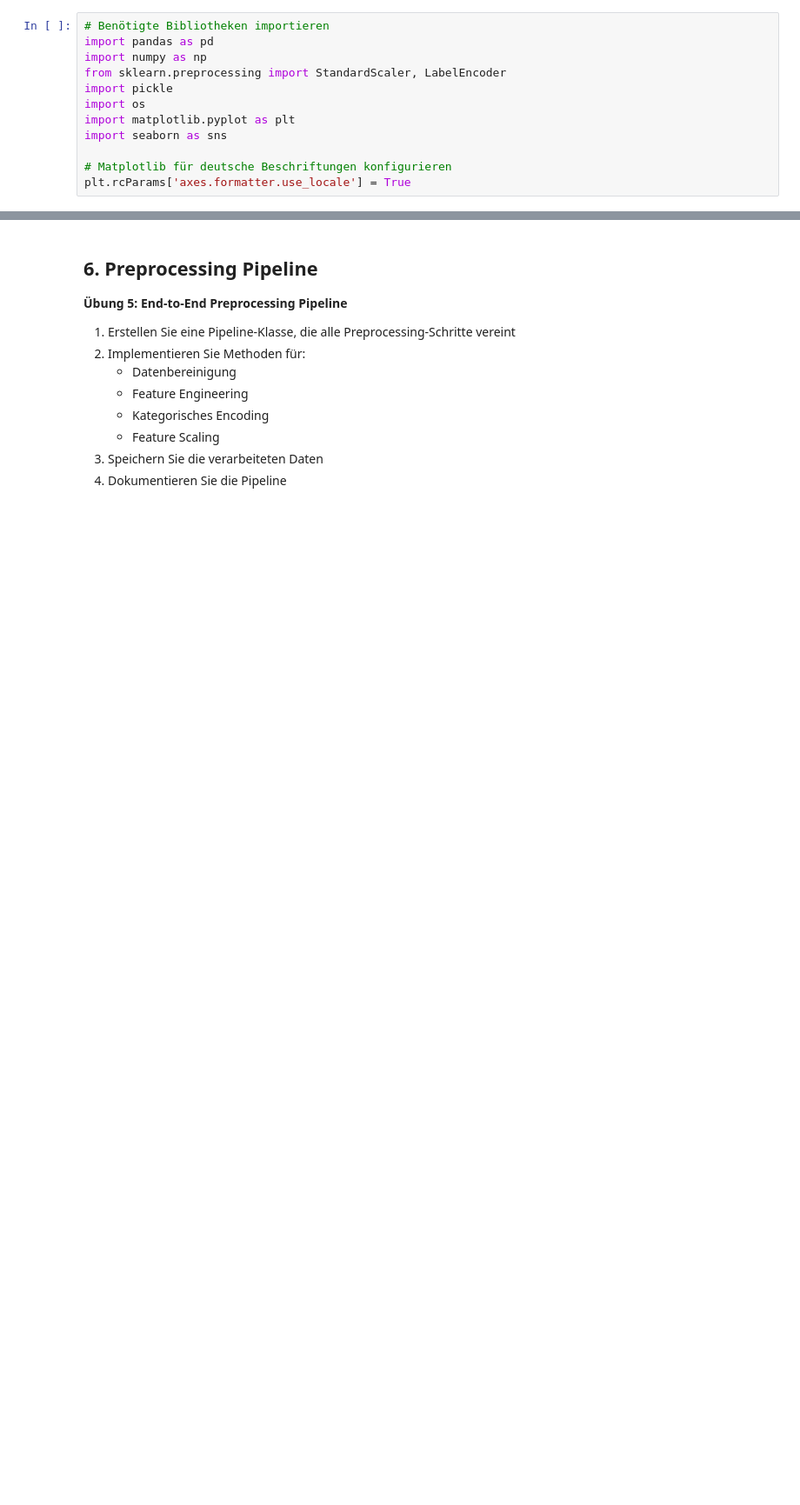
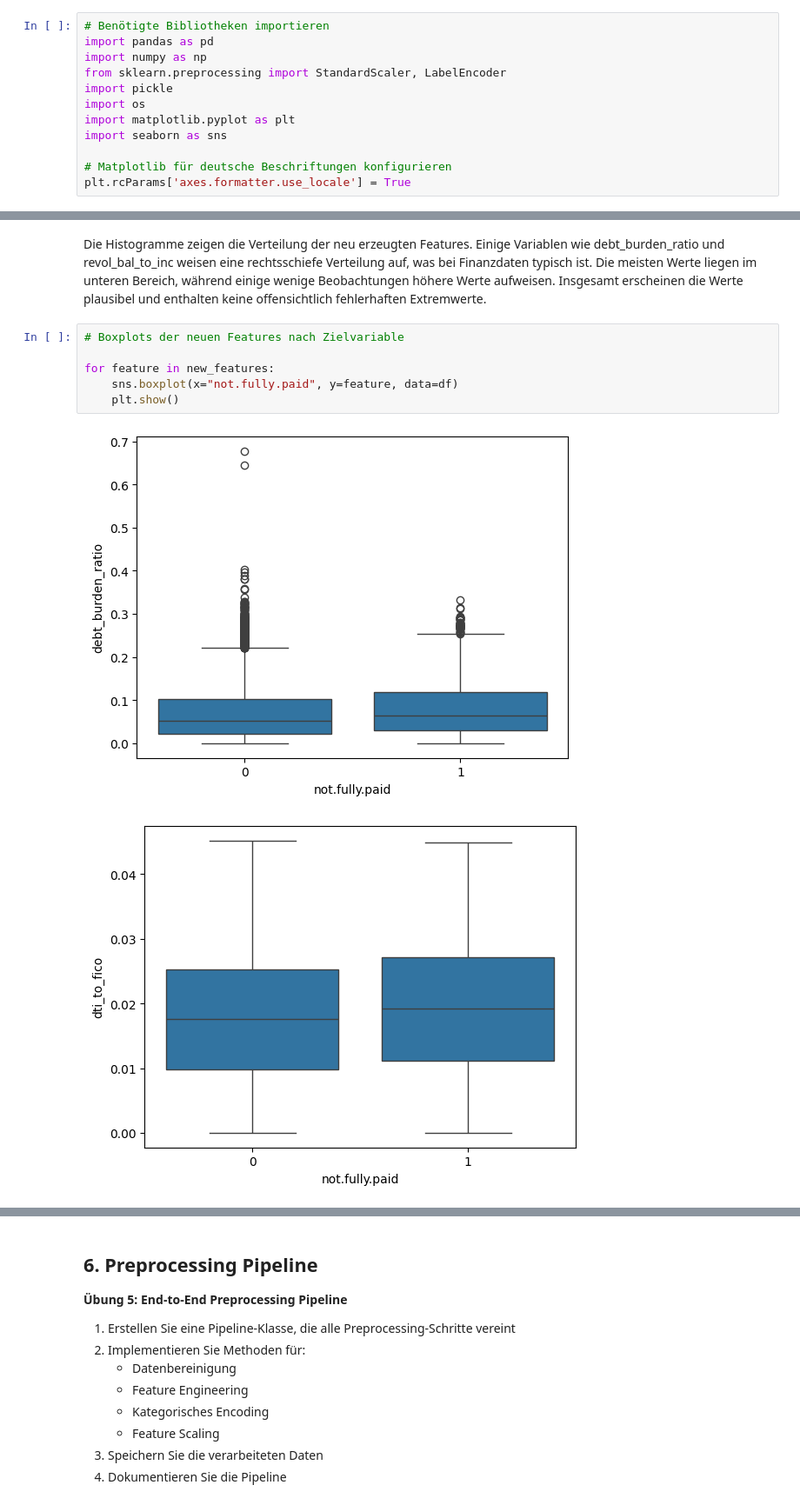
Before and after one commit to hansbjoern93/loan-mlops, a Jupyter notebook: notebooks/02_Daten_Vorverarbeitung.ipynb, the cells around one changed output, grey strips where cells are left out. Shown at 87% size. Cells and saved outputs as stored; diff of their text form; blank space fills up the shorter version.

```diff
--- a/notebooks/02_Daten_Vorverarbeitung.ipynb
+++ b/notebooks/02_Daten_Vorverarbeitung.ipynb
@@ -64,0 +123,11 @@ Datensatz geladen: (9578, 14) (Zeilen, Spalten)
+# %% [markdown]
+Die Histogramme zeigen die Verteilung der neu erzeugten Features. Einige Variablen wie debt_burden_ratio und revol_bal_to_inc weisen eine rechtsschiefe Verteilung auf, was bei Finanzdaten typisch ist. Die meisten Werte liegen im unteren Bereich, während einige wenige Beobachtungen höhere Werte aufweisen. Insgesamt erscheinen die Werte plausibel und enthalten keine offensichtlich fehlerhaften Extremwerte.
+# %%
+# Boxplots der neuen Features nach Zielvariable
+
+for feature in new_features:
+    sns.boxplot(x="not.fully.paid", y=feature, data=df)
+    plt.show()
+# %% [output]
+[figure, added]
+[figure, added]
```
Also changed, not shown: parts of 14 cells of this notebook, 1 other file.
